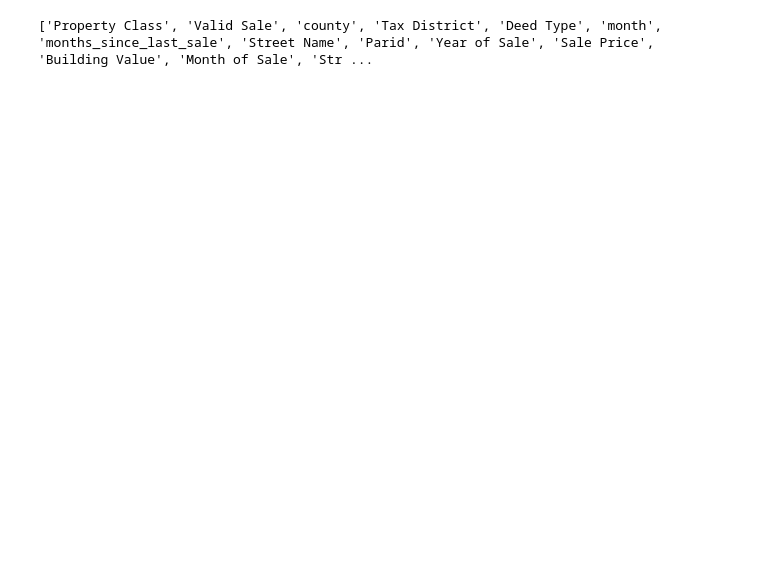
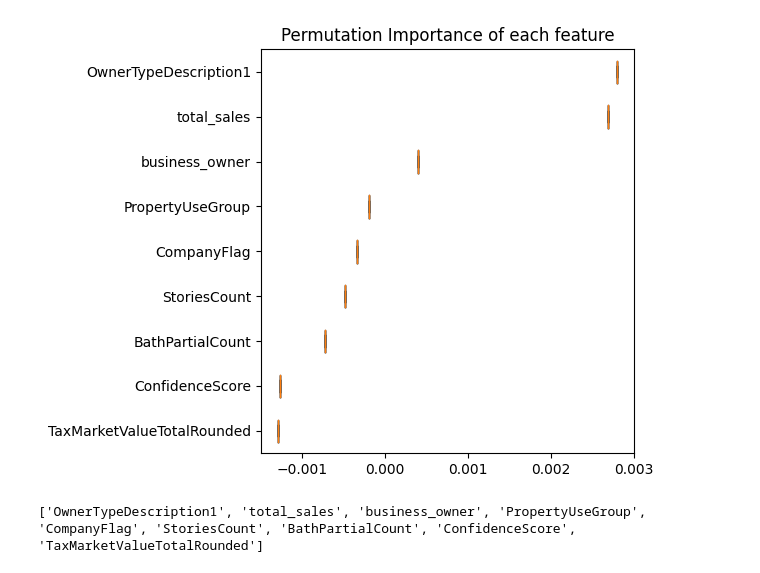
Before and after one commit to daneisburgh/freehold-forecast, a Jupyter notebook: notebooks/etl_ml_notebook.ipynb, the cells around one changed output. Saved outputs shown, nothing was run; the diff lists cells and outputs as text; code cells hidden in the pictures; blank space fills up the shorter version.

```diff
--- a/notebooks/etl_ml_notebook.ipynb
+++ b/notebooks/etl_ml_notebook.ipynb
@@ -247,27 +147,18 @@ See the caveats in the documentation: https://pandas.pydata.org/pandas-docs/stab
 # %%
-from imblearn.under_sampling import RandomUnderSampler
-from sklearn.inspection import permutation_importance
+df_temp = task.df_test.copy()
+sale_in_column = "sale_in_3_months"
 
-# df_temp = task.df_train.copy()
-df_temp = task.df_test.copy()
+train_columns = list(task.df_train_classification.drop(columns=task.drop_label_names).columns)
+X_temp = df_temp[train_columns].to_numpy()
+y_temp = df_temp[sale_in_column].values
 
-if len(task.df_test) > 0:
-    train_columns = list(df_temp.drop(columns=task.label_names).columns)
-    X_temp = df_temp[train_columns].to_numpy()
-    y_temp = df_temp[sale_in_column].values
+model = mlflow.sklearn.load_model(task.model_directories[sale_in_column])
+result = permutation_importance(model, X_temp, y_temp, n_repeats=1, n_jobs=3)
 
-    X_temp, y_temp= task.rus.fit_resample(X_temp, y_temp)
-    result = permutation_importance(model, X_temp, y_temp, n_repeats=1, n_jobs=4)
-
-    fig, ax = plt.subplots()
-    sorted_idx = result.importances_mean.argsort()
-    ax.boxplot(result.importances[sorted_idx].T, vert=False, labels=[train_columns[i] for i in sorted_idx])
-    ax.set_title("Permutation Importance of each feature")
-    fig.tight_layout()
-    plt.show()
-
-    columns = [train_columns[i] for i in sorted_idx]
-    columns.reverse()
-    # columns.sort()
-    print(columns)
+fig, ax = plt.subplots()
+sorted_idx = result.importances_mean.argsort()
+ax.boxplot(result.importances[sorted_idx].T, vert=False, labels=[train_columns[i] for i in sorted_idx])
+ax.set_title("Permutation Importance of each feature")
+fig.tight_layout()
+plt.show()
 # %% [output]
@@ -276 +165,2 @@ if len(task.df_test) > 0:
+[figure, added]
-['Property Class', 'Valid Sale', 'county', 'Tax District', 'Deed Type', 'month', 'months_since_last_sale', 'Street Name', 'Parid', 'Year of Sale', 'Sale Price', 'Building Value', 'Month of Sale', 'Str ...
+['OwnerTypeDescription1', 'total_sales', 'business_owner', 'PropertyUseGroup', 'CompanyFlag', 'StoriesCount', 'BathPartialCount', 'ConfidenceScore', 'TaxMarketValueTotalRounded']
```
Also changed, not shown: parts of 13 cells of this notebook.
